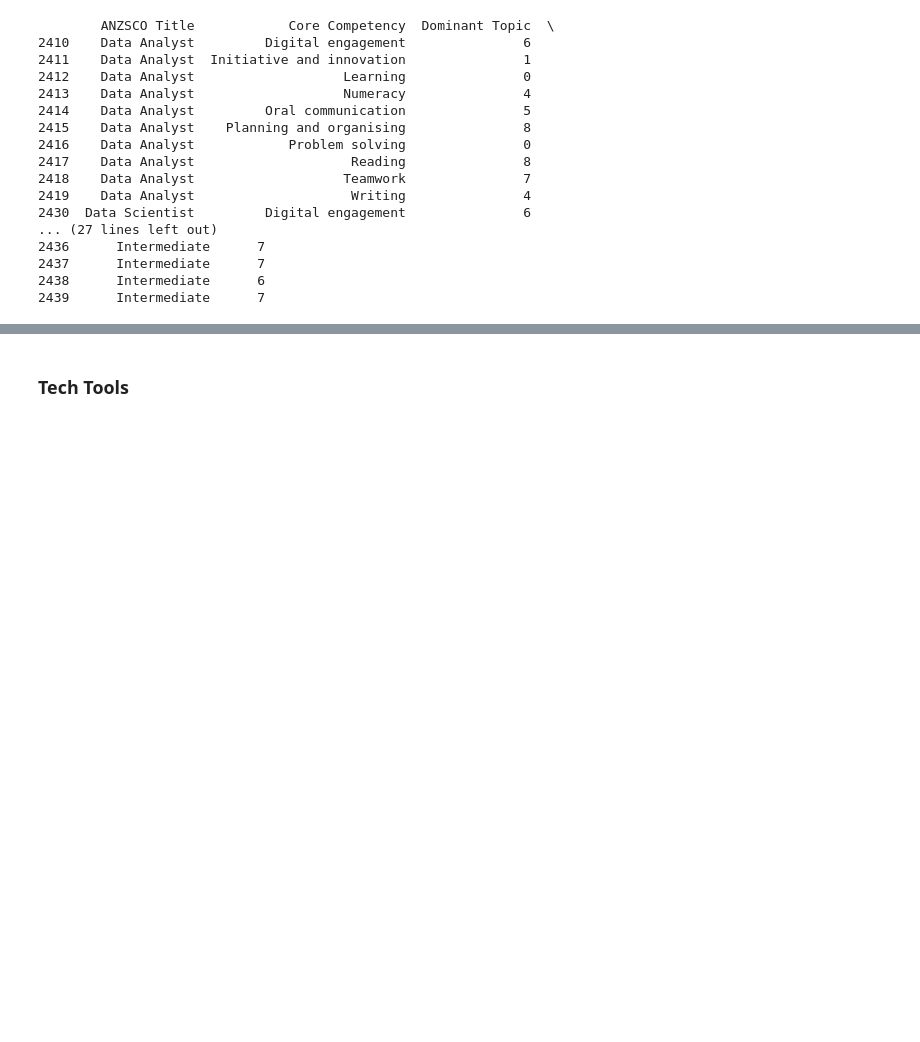
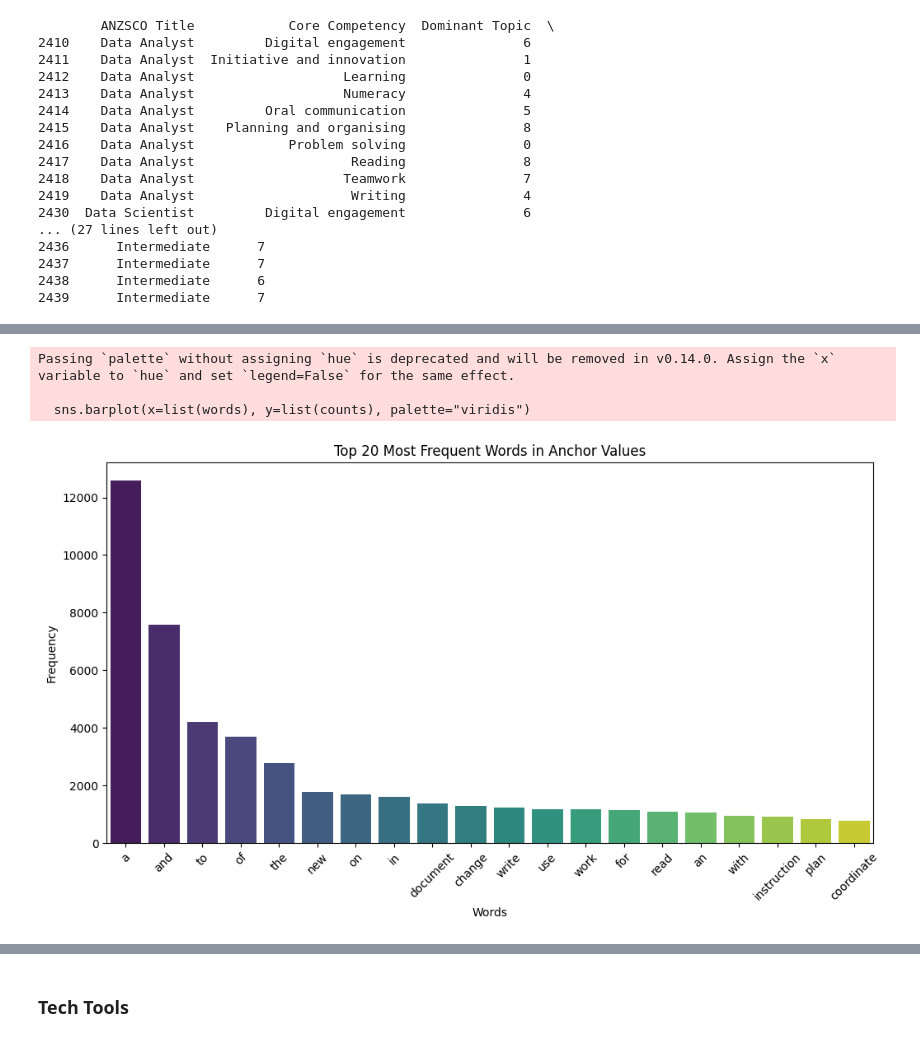
Before and after one commit to SidArora01/TextAnalysis-NLP-AT1, a Jupyter notebook: Initial EDA.ipynb, the cells around one changed output, grey strips where cells are left out. Drawn from its saved outputs; the diff is of its cells as text; code cells hidden in the pictures; blank space fills up the shorter version.

```diff
--- a/Initial EDA.ipynb
+++ b/Initial EDA.ipynb
@@ -1633,0 +1828,32 @@ print(filtered_data[['ANZSCO Title', 'Core Competency', 'Dominant Topic', 'Profi
+# %%
+from collections import Counter
+import seaborn as sns
+import matplotlib.pyplot as plt
+
+# Flatten the list of lemmatized words
+all_words = [word for words in lemmatized_anchor_values for word in words]
+
+# Count word frequencies
+word_freq = Counter(all_words)
+
+# Get the top 20 most common words
+top_words = word_freq.most_common(20)
+
+# Convert to lists for plotting
+words, counts = zip(*top_words)
+
+# Create a bar plot
+plt.figure(figsize=(12, 6))
+sns.barplot(x=list(words), y=list(counts), palette="viridis")
+
+# Labels and title
+plt.xticks(rotation=45)
+plt.xlabel("Words")
+plt.ylabel("Frequency")
+plt.title("Top 20 Most Frequent Words in Anchor Values")
+plt.show()
+# %% [output]
+Passing `palette` without assigning `hue` is deprecated and will be removed in v0.14.0. Assign the `x` variable to `hue` and set `legend=False` for the same effect.
+
+  sns.barplot(x=list(words), y=list(counts), palette="viridis")
+[figure, added]
```
Also changed, not shown: parts of 37 cells of this notebook.
